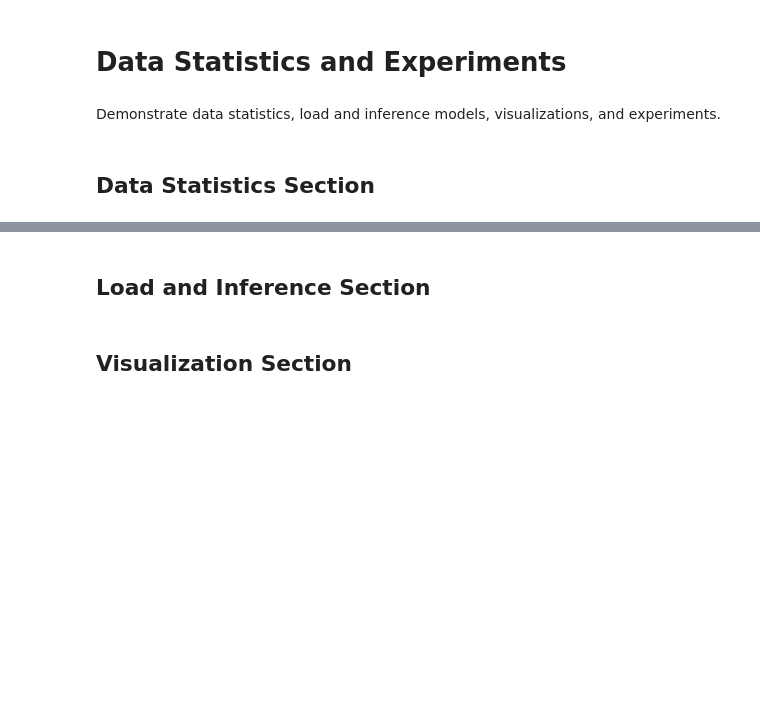
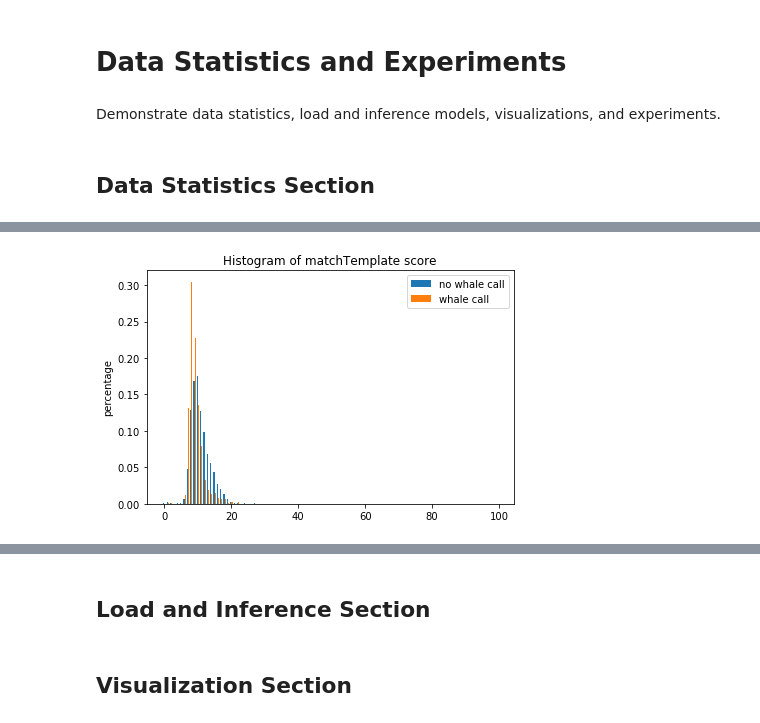
Before and after one commit to chhiilnos1996/ECE228_Machine_Learning_for_Physical_Application_Final, a Jupyter notebook: data_experiment.ipynb, the cells around one changed output, grey strips where cells are left out. Drawn from its saved outputs; the diff is of its cells as text; code cells hidden in the pictures; blank space fills up the shorter version.

Commit message:
add template  matching statistics

```diff
--- a/data_experiment.ipynb
+++ b/data_experiment.ipynb
@@ -6,0 +26,89 @@ Demonstrate data statistics, load and inference models, visualizations, and expe
+# %%
+def plot_template_matching_histogram(src_dir, template_shape):
+    # histogram of count at each group : 10 groups
+    histogram = {'train_prep_10_0':[0]*100,'train_prep_10_1':[0]*100}
+    template = cv2.imread('data/whale_template.png')
+    template = np.resize(template, template_shape) #101*225
+    template = template[:,:,0]
+    #print(template.shape)
+    #print(type(histogram['train_prep_10_0']))
+    #print(sum(histogram['train_prep_10_0']))
+    #print([i/sum(histogram['train_prep_10_0']) for i in histogram['train_prep_10_0']])
+
+    if not os.path.exists("data/template_matching/0"):
+        os.makedirs("data/template_matching/0")
+    if not os.path.exists("data/template_matching/1"):
+        os.makedirs("data/template_matching/1")
+
+    # train_prep_10/0 no whale call
+    for filename in os.listdir(os.path.join(src_dir,'0')):
+        img = cv2.imread(os.path.join(src_dir,'0',filename))
+        #print(type(img))
+        #print(img.shape)
+        img = img[:,:,0]
+        #print(img.shape)
+        # Set method
+        meth = 'cv2.TM_CCOEFF_NORMED'
+        method = eval(meth)
+        # Apply template Matching
+        res = cv2.matchTemplate(img,template,method)
+        # Obtain vals and locs (max_lox corresponds to the best match)
+        min_val, max_val, min_loc, max_loc = cv2.minMaxLoc(res)
+        histogram['train_prep_10_0'][math.floor(max_val/0.01)]+=1
+        #values['train_prep_10_0'].appendmax_val)
+
+    # train_prep_10/1 whale call
+    for filename in os.listdir(os.path.join(src_dir,'1')):
+        img = cv2.imread(os.path.join(src_dir,'1',filename))
+        #print(type(img))
+        #print(img.shape)
+        img = img[:,:,0]
+        #print(img.shape)
+        # Set method
+        meth = 'cv2.TM_CCOEFF_NORMED'
+        method = eval(meth)
+        # Apply template Matching
+        res = cv2.matchTemplate(img,template,method)
+        # Obtain vals and locs (max_lox corresponds to the best match)
+        min_val, max_val, min_loc, max_loc = cv2.minMaxLoc(res)
+        histogram['train_prep_10_1'][math.floor(max_val/0.01)]+=1
+        #values['train_prep_10_1'].append(min_val)
+
+    labels = [str(i) for i in range(100)]
+    x = np.arange(len(labels))  # the label locations
+    width = 0.35  # the width of the bars
+    fig, ax = plt.subplots()
+    decimal.getcontext().prec = 3
+    print(sum(histogram['train_prep_10_0']))
+    print(sum(histogram['train_prep_10_1']))
+    histogram['train_prep_10_0'] = [decimal.Decimal(i/sum(histogram['train_prep_10_0'])) for i in histogram['train_prep_10_0']]
+    histogram['train_prep_10_1'] = [decimal.Decimal(i/sum(histogram['train_prep_10_1'])) for i in histogram['train_prep_10_1']]
+    rects0 = ax.bar(x - width/2, histogram['train_prep_10_0'], width, label='no whale call')
+    rects1 = ax.bar(x + width/2, histogram['train_prep_10_1'], width, label='whale call')
+    # Add some text for labels, title and custom x-axis tick labels, etc.
+    ax.set_ylabel('percentage')
+    ax.set_title('Histogram of matchTemplate score')
+    #ax.set_xticks(x)
+    #ax.set_xticklabels(labels)
+    ax.legend()
+
+    def autolabel(rects):
+        """Attach a text label above each bar in *rects*, displaying its height."""
+        for rect in rects:
+            height = rect.get_height()
+            ax.annotate('{}'.format(height), xy=(rect.get_x() + rect.get_width() / 2, height),
+                        xytext=(0, 3), textcoords="offset points", ha='center', va='bottom')
+    #autolabel(rects0)
+    #autolabel(rects1)
+    fig.tight_layout()
+    plt.show()
+
+
+plot_template_matching_histogram('data/train_prep_10',(48, 98, 3))
+plot_template_matching_histogram('data/train_prep_10',(36, 84, 3))
+plot_template_matching_histogram('data/train_prep_10',(30, 70, 3))
+plot_template_matching_histogram('data/train_prep_10',(24, 56, 3))
+plot_template_matching_histogram('data/train_prep_10',(18, 42, 3))
+plot_template_matching_histogram('data/train_prep_10',(12, 28, 3))
+plot_template_matching_histogram('data/train_prep_10',(6, 14, 3))
+# %% [output]
@@ -6,0 +117 @@ Demonstrate data statistics, load and inference models, visualizations, and expe
+[figure, added]
```
Also changed, not shown: parts of 5 cells of this notebook.
